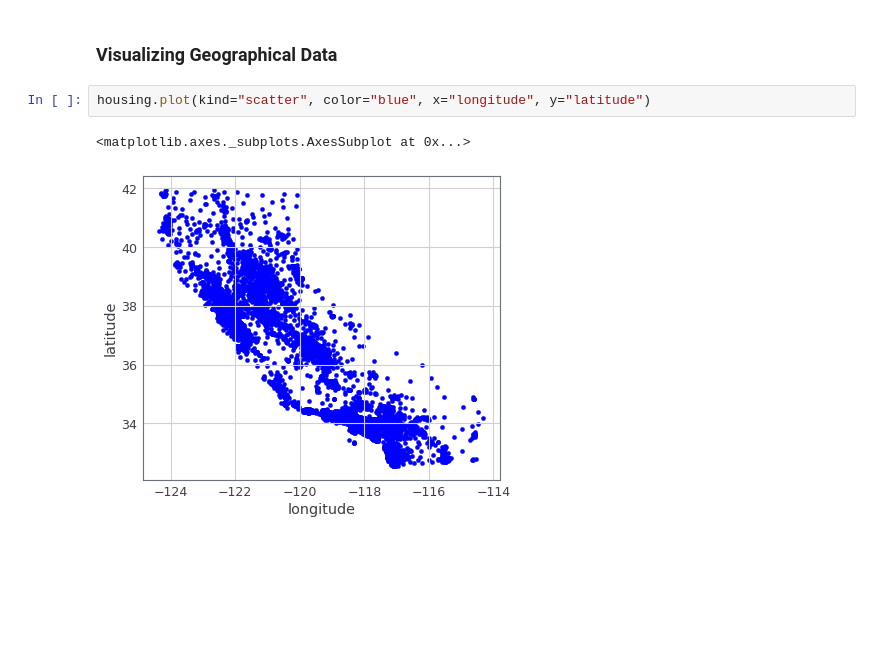
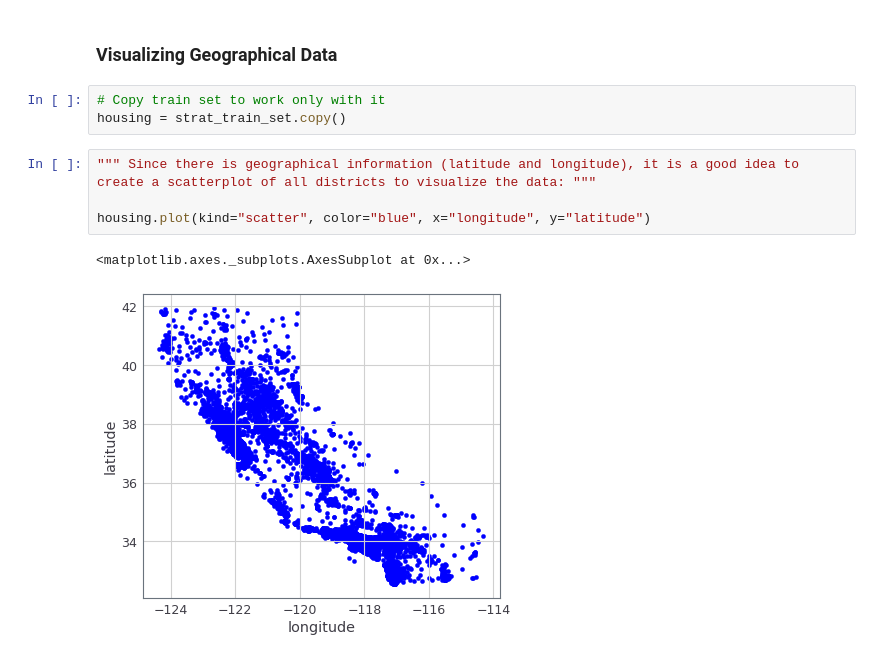
Before and after one commit to mateus-araujo/hands_on-machine_learning-python, a Jupyter notebook: 02_Housing.ipynb, the cells around one changed output. Saved outputs shown, nothing was run; the diff lists cells and outputs as text; blank space fills up the shorter version.

```diff
--- a/02_Housing.ipynb
+++ b/02_Housing.ipynb
@@ -204,9 +255,15 @@ for set_ in (strat_train_set, strat_test_set):
 ## Discover and Visualize the Data to Gain Insights
 # %% [markdown]
 ### Visualizing Geographical Data
-# %%
-housing.plot(kind="scatter", color="blue", x="longitude", y="latitude")
-# %% [output]
-<matplotlib.axes._subplots.AxesSubplot at 0x...>
-[figure, removed]
+# %%
+# Copy train set to work only with it
+housing = strat_train_set.copy()
+# %%
+""" Since there is geographical information (latitude and longitude), it is a good idea to
+create a scatterplot of all districts to visualize the data: """
+
+housing.plot(kind="scatter", color="blue", x="longitude", y="latitude")
+# %% [output]
+<matplotlib.axes._subplots.AxesSubplot at 0x...>
+[figure, added]
 # %%
```
Also changed, not shown: parts of 17 cells of this notebook, 1 other file.
